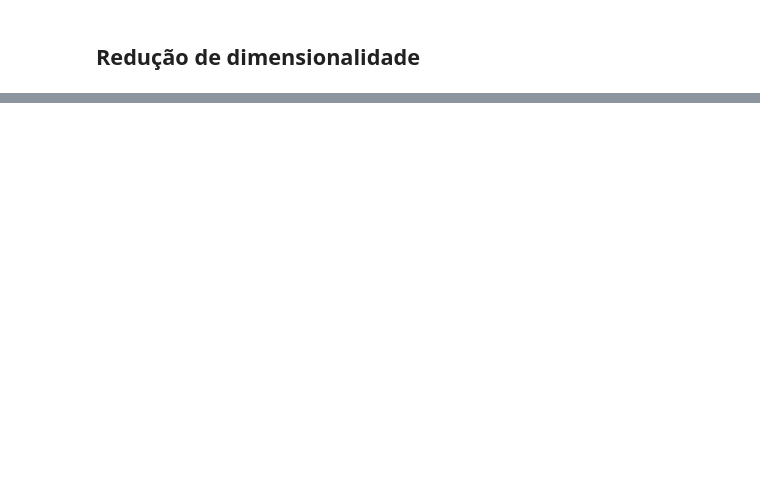
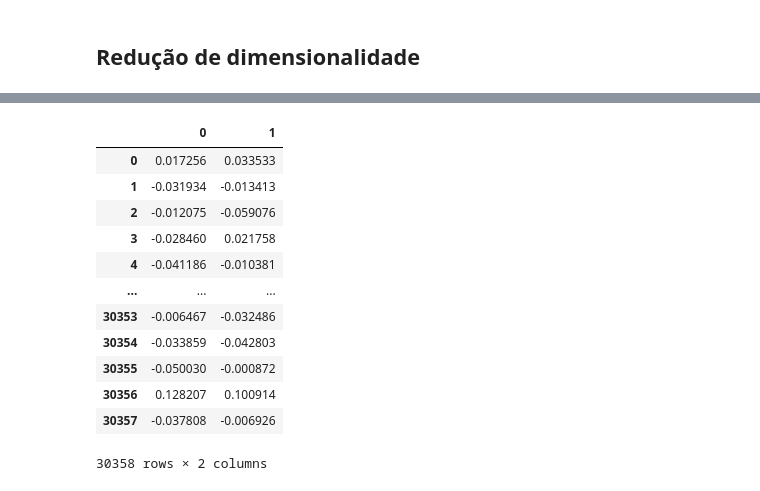
Before and after one commit to MiguelPim01/T1-Ciencia-de-Dados, a Jupyter notebook: main.ipynb, the cells around one changed output, grey strips where cells are left out. Saved outputs shown, nothing was run; the diff lists cells and outputs as text; code cells hidden in the pictures; blank space fills up the shorter version.

```diff
--- a/main.ipynb
+++ b/main.ipynb
@@ -213,0 +238,17 @@ df
+# %%
+df_reduced = pd.DataFrame(X_REDUCED)
+df_reduced
+# %% [output]
+|  | 0 | 1 |
+| 0 | 0.017256 | 0.033533 |
+| 1 | -0.031934 | -0.013413 |
+| 2 | -0.012075 | -0.059076 |
+| 3 | -0.028460 | 0.021758 |
+| 4 | -0.041186 | -0.010381 |
+| ... | ... | ... |
+| 30353 | -0.006467 | -0.032486 |
+| 30354 | -0.033859 | -0.042803 |
+| 30355 | -0.050030 | -0.000872 |
+| 30356 | 0.128207 | 0.100914 |
+| 30357 | -0.037808 | -0.006926 |
+30358 rows × 2 columns
```
Also changed, not shown: parts of 13 cells of this notebook, 1 other file.
